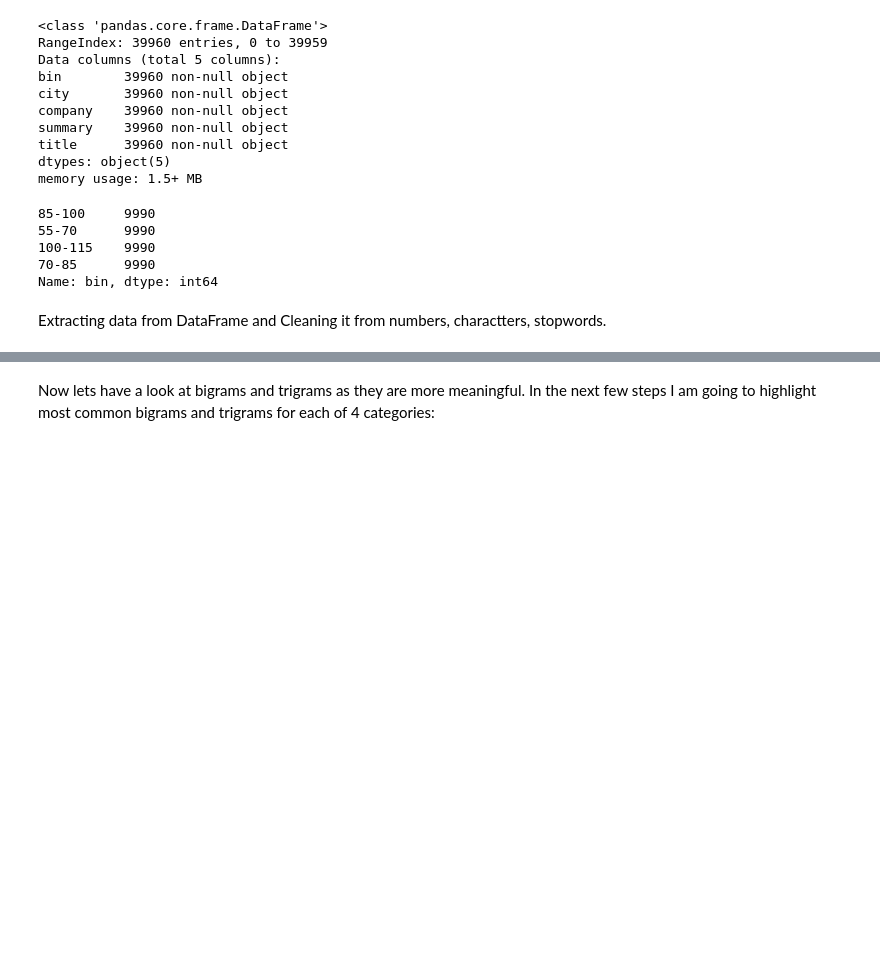
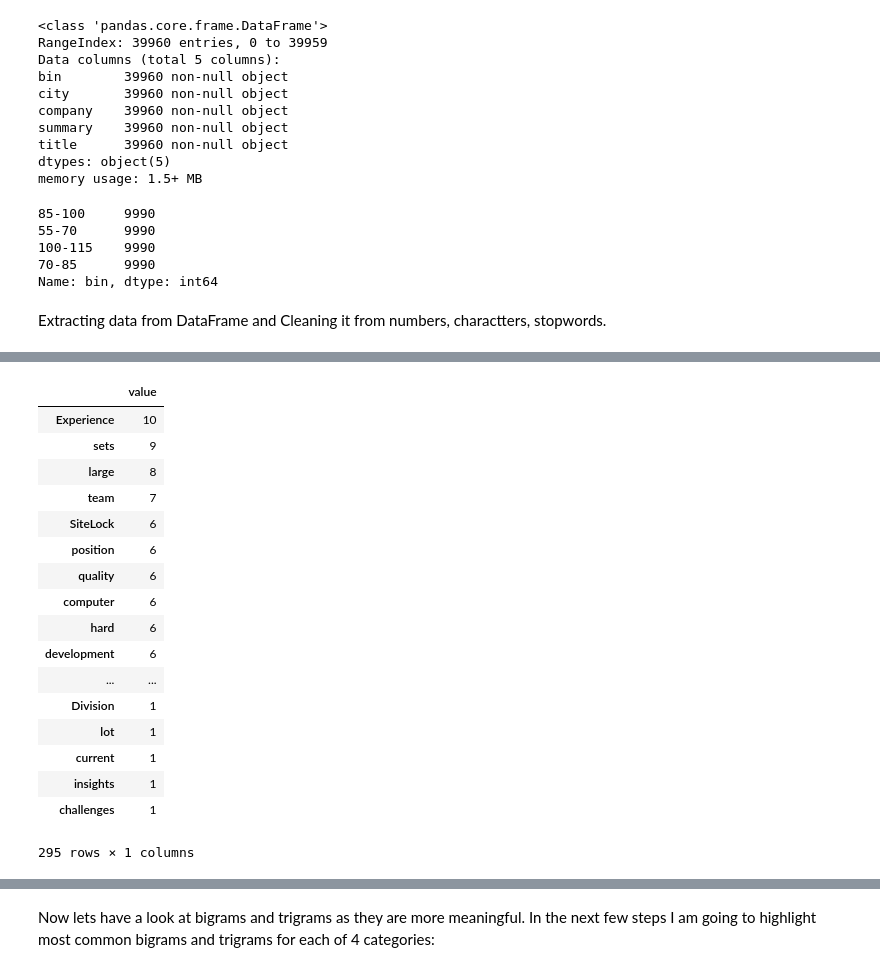
Before and after one commit to epkuznetsova/indeed, a Jupyter notebook: Project 4.ipynb, the cells around one changed output, grey strips where cells are left out. Saved outputs shown, nothing was run; the diff lists cells and outputs as text; code cells hidden in the pictures; blank space fills up the shorter version.

```diff
--- a/Project 4.ipynb
+++ b/Project 4.ipynb
@@ -274,10 +284,10 @@ import re
 # %% [markdown]
 Extracting data from DataFrame and Cleaning it from numbers, charactters, stopwords.
 # %%
-junior = str(result[result['bin'].isin(['55-70'])].summary) #subsetting over categories(bins)
-mid_low = str(result[result['bin'].isin(['70-85'])].summary)
-mid_high = str(result[result['bin'].isin(['85-100'])].summary)
-senior = str(result[result['bin'].isin(['100-115'])].summary)
+junior = str(df[df['bin'].isin(['55-70'])].summary) #subsetting over categories(bins)
+mid_low = str(df[df['bin'].isin(['70-85'])].summary)
+mid_high = str(df[df['bin'].isin(['85-100'])].summary)
+senior = str(df[df['bin'].isin(['100-115'])].summary)
 
 junior_clean = re.sub("[^a-zA-Z]", " ", junior)
 mid_low_clean = re.sub("[^a-zA-Z]", " ", mid_low)
@@ -287,9 +297,9 @@ senior_clean = re.sub("[^a-zA-Z]", " ", senior)
 #junior_clean
 
 stop = set(stopwords.words('english'))
-stop.update([',', '"', "'", '?', '!', ':', ';', '(', ')', '[', ']', '{', '}', '...'])
+stop.update([',', '"', "'", '?', '!', ':', ';', '(', ')', '[', ']', '{', '}', '...', 'Data', 'data', 'scientist', 'Scientist'])
 
-junior_words = [w for w in (nltk.word_tokenize(junior))]# if w.lower() not in stop]
+junior_words = [w for w in (nltk.word_tokenize(junior_clean)) if w.lower() not in stop]
 mid_low_words = [w for w in (nltk.word_tokenize(mid_low_clean)) if w.lower() not in stop]
 mid_high_words = [w for w in (nltk.word_tokenize(mid_high_clean)) if w.lower() not in stop]
 senior_words = [w for w in (nltk.word_tokenize(senior_clean)) if w.lower() not in stop]
@@ -367,0 +340,25 @@ sorted(w for w in set(senior_words) if len(w) > 2 and fdist_senior[w] > 5)
+# %%
+mid_low_list = sorted(mid_low_words, key = mid_low_words.count, reverse=True)
+fdist_mid_low = FreqDist(mid_low_list)
+mid_low_df = df.from_dict(fdist_mid_low, orient='index', dtype=int)
+mid_low_df.columns = [ 'value']
+mid_low_df.sort_values(by = 'value', axis=0, ascending=False)
+# %% [output]
+|  | value |
+| Experience | 10 |
+| sets | 9 |
+| large | 8 |
+| team | 7 |
+| SiteLock | 6 |
+| position | 6 |
+| quality | 6 |
+| computer | 6 |
+| hard | 6 |
+| development | 6 |
+| ... | ... |
+| Division | 1 |
+| lot | 1 |
+| current | 1 |
+| insights | 1 |
+| challenges | 1 |
+295 rows × 1 columns
```
Also changed, not shown: parts of 27 cells of this notebook.
